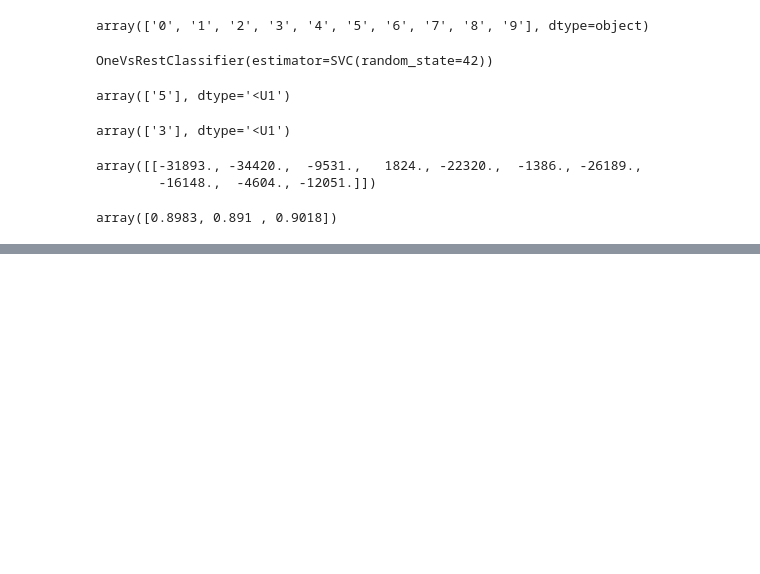
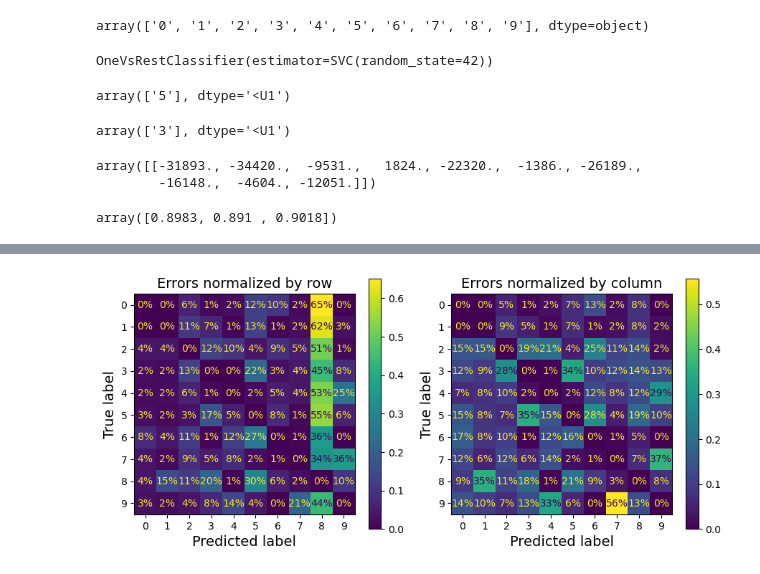
Before and after one commit to khaiwalVikrant/ai_ml_practice, a Jupyter notebook: heads_on_machine_learning/chapter_2_classification.ipynb, the cells around one changed output, grey strips where cells are left out. Drawn from its saved outputs; the diff is of its cells as text; code cells hidden in the pictures; blank space fills up the shorter version.

```diff
--- a/heads_on_machine_learning/chapter_2_classification.ipynb
+++ b/heads_on_machine_learning/chapter_2_classification.ipynb
@@ -404,0 +431,16 @@ array([0.8983, 0.891 , 0.9018])
+# %%
+fig, axs = plt.subplots(nrows=1, ncols=2, figsize=(9, 4))
+plt.rc('font', size=10)
+ConfusionMatrixDisplay.from_predictions(y_train, y_train_pred, ax=axs[0],
+                                        sample_weight=sample_weight,
+                                        normalize="true", values_format=".0%")
+axs[0].set_title("Errors normalized by row")
+ConfusionMatrixDisplay.from_predictions(y_train, y_train_pred, ax=axs[1],
+                                        sample_weight=sample_weight,
+                                        normalize="pred", values_format=".0%")
+axs[1].set_title("Errors normalized by column")
+save_image("confusion_matrix_plot_2")
+plt.show()
+plt.rc('font', size=14)
+# %% [output]
+[figure, added]
```
Also changed, not shown: parts of 17 cells of this notebook.
